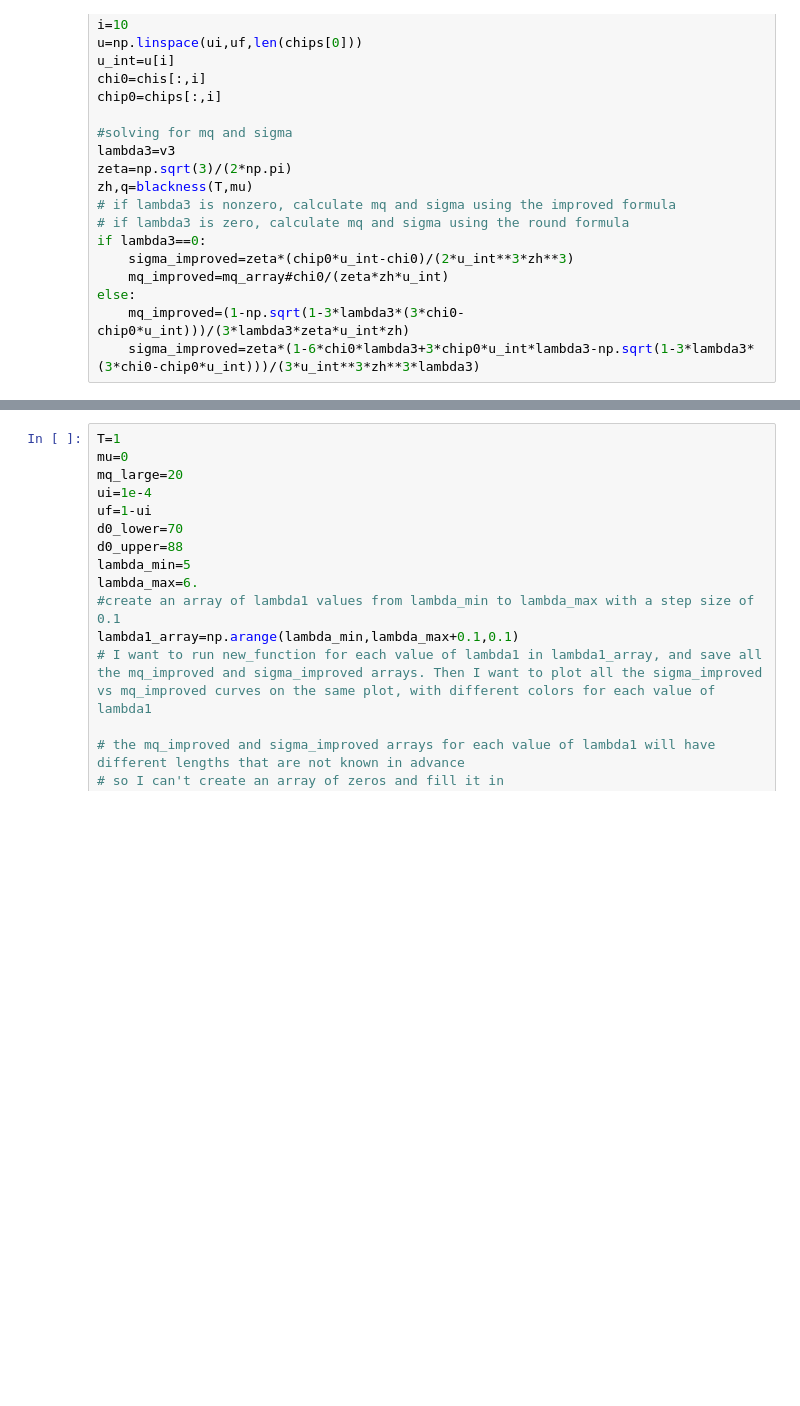
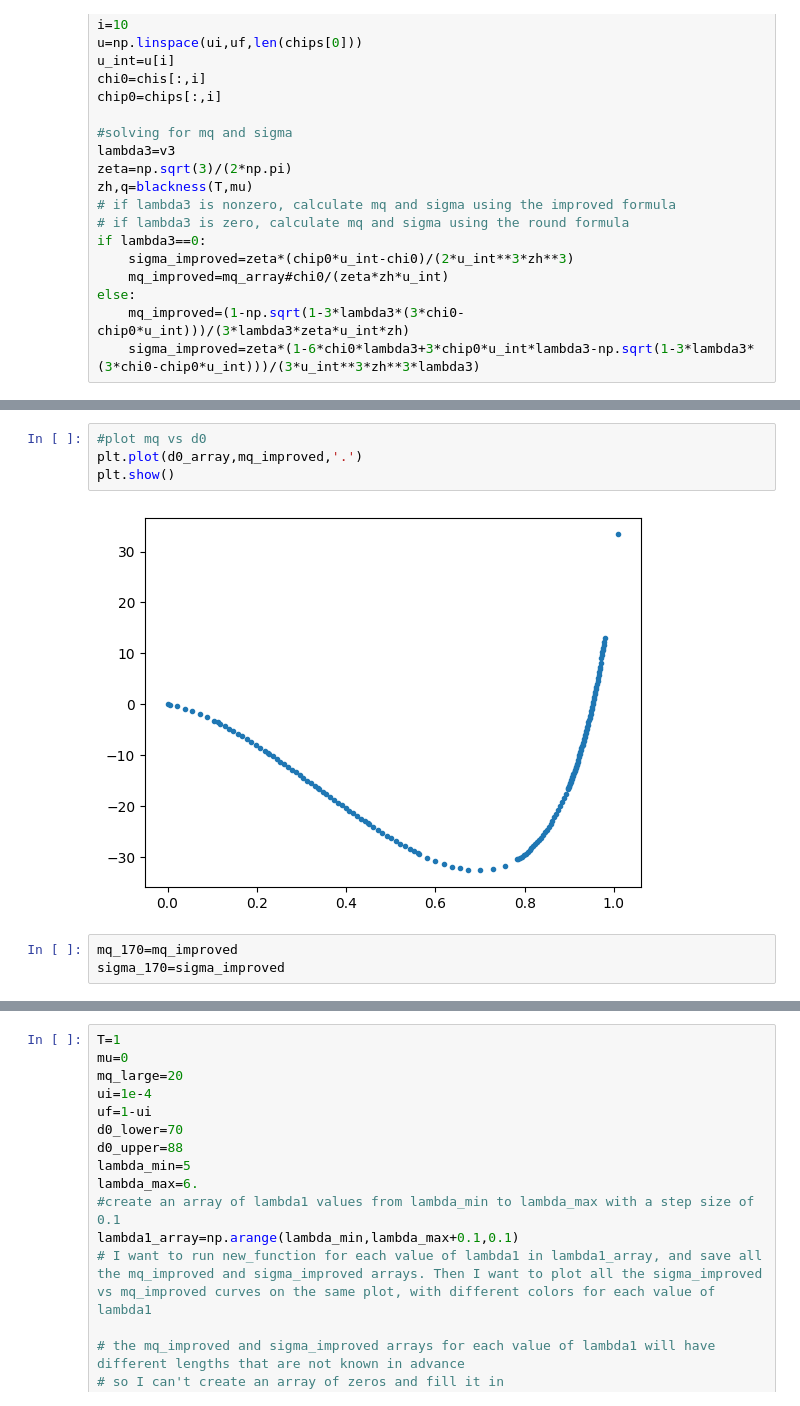
Before and after one commit to seanbartz/DilatonMixingParallel, a Jupyter notebook: Search_by_mass.ipynb, the cells around one changed output, grey strips where cells are left out. Cells and saved outputs as stored; diff of their text form; blank space fills up the shorter version.

```diff
--- a/Search_by_mass.ipynb
+++ b/Search_by_mass.ipynb
@@ -386,0 +401,9 @@ plt.show()
+# %%
+#plot mq vs d0
+plt.plot(d0_array,mq_improved,'.')
+plt.show()
+# %% [output]
+[figure, added]
+# %%
+mq_170=mq_improved
+sigma_170=sigma_improved
```
Also changed, not shown: parts of 12 cells of this notebook, 8 other files.
